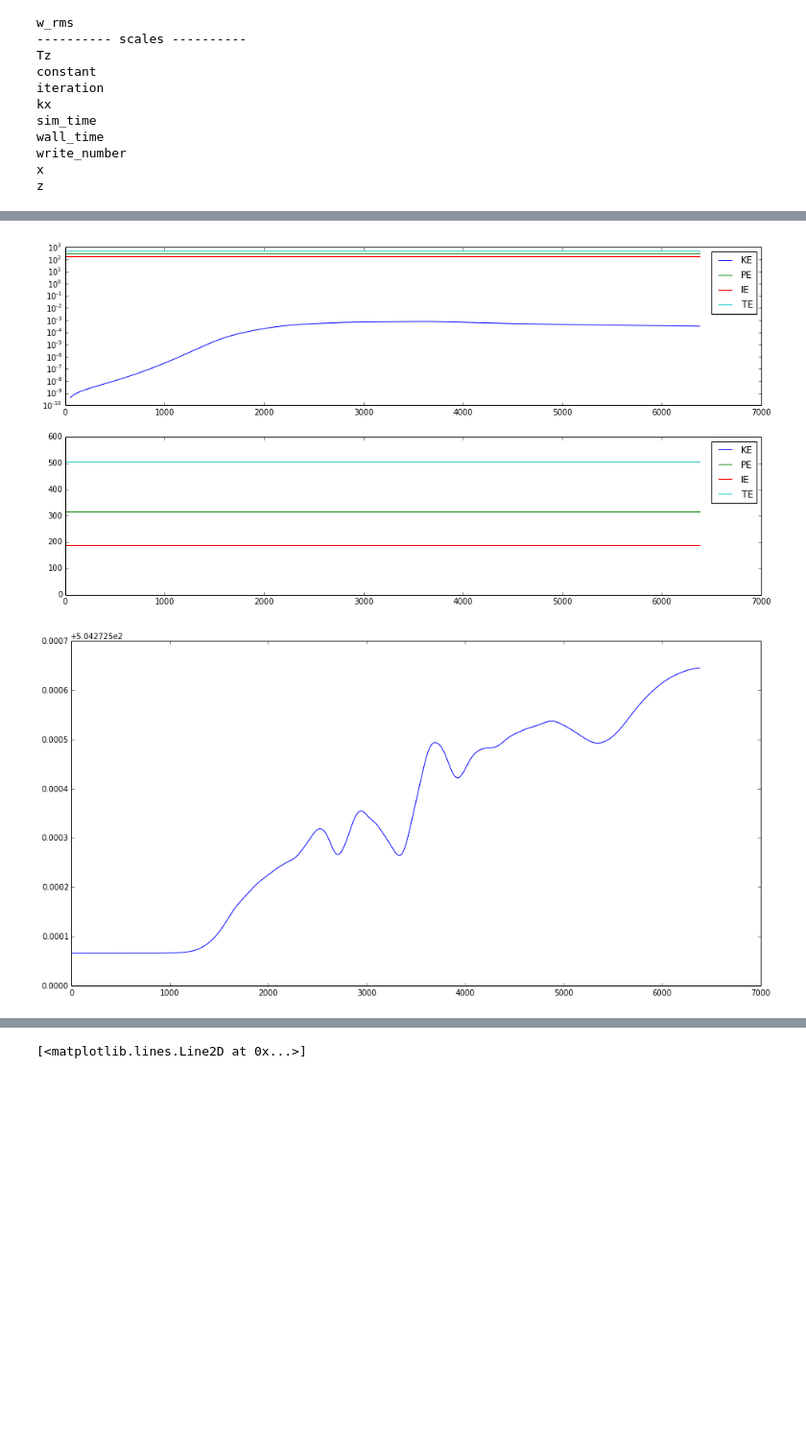
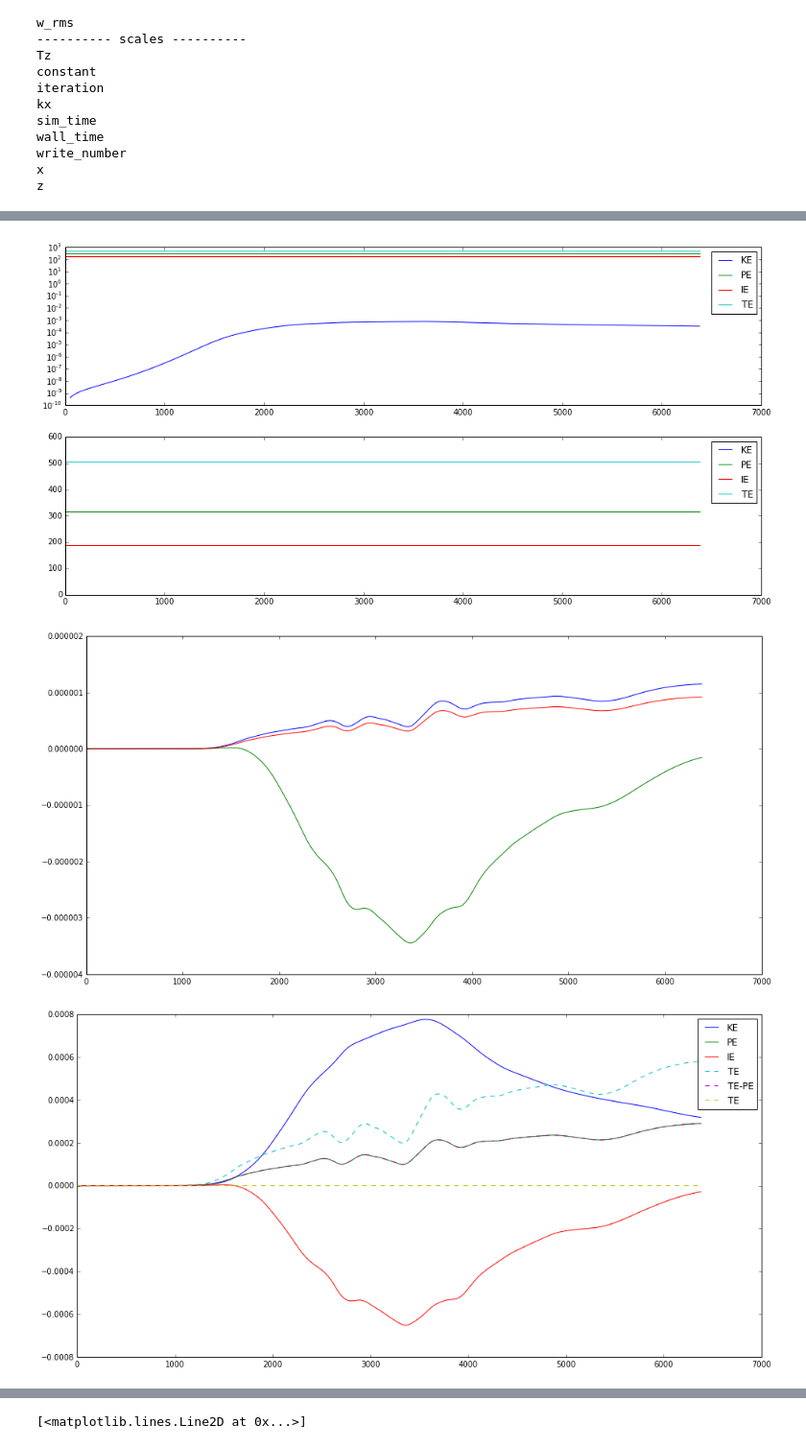
Before and after one commit to bpbrown/polytrope, a Jupyter notebook: plot_energies.ipynb, the cells around one changed output, grey strips where cells are left out. Shown at 96% size. Cells and saved outputs as stored; diff of their text form; code cells hidden in the pictures; blank space fills up the shorter version.

Commit message:
Daniel figured out the potential energy error!  We conserve energy good now!!!

```diff
--- a/plot_energies.ipynb
+++ b/plot_energies.ipynb
@@ -75,5 +75,23 @@ ax2.legend()
 
 fig = plt.figure(figsize=(16,8))
 ax1 = fig.add_subplot(1,1,1)
-ax1.plot(t, TE)
+ax1.plot(t, TE/TE[0]-1)
+ax1.plot(t, IE/IE[0]-1)
+ax1.plot(t, PE/PE[0]-1)
+
+fig = plt.figure(figsize=(16,8))
+ax1 = fig.add_subplot(1,1,1)
+ax1.plot(t, KE, label="KE")
+ax1.plot(t, PE-PE[0], label="PE")
+ax1.plot(t, IE-IE[0], label="IE")
+ax1.plot(t, TE-TE[0], label="TE", linestyle='--')
+ax1.plot(t, IE+KE-IE[0], label="TE-PE", linestyle='--')
+ax1.plot(t, (TE-TE[0])-2*(PE-PE[0]), label="TE", linestyle='--')
+ax1.legend()
+
+fig = plt.figure(figsize=(16,8))
+ax1 = fig.add_subplot(1,1,1)
+ax1.semilogy(t, np.abs(IE+KE-PE-(IE[0]-PE[0])), label="Real TE", linestyle='--')
+ax1.semilogy(t, KE, label="KE")
+ax1.legend()
 # %% [output]
@@ -81,2 +99,3 @@ ax1.plot(t, TE)
 [figure]
-[figure, old version]
+[figure, new version]
+[figure, added]
```
Also changed, not shown: parts of 1 cell of this notebook, 1 other file.
